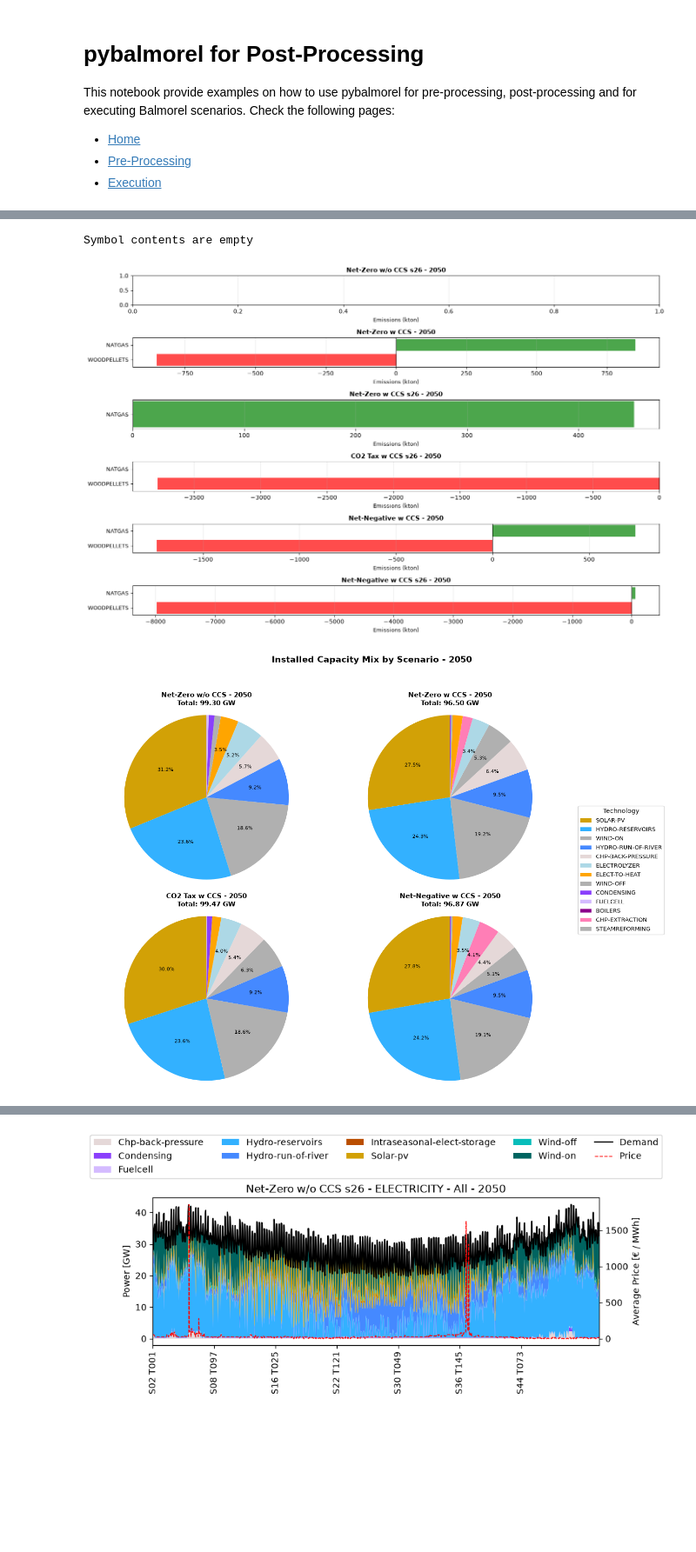
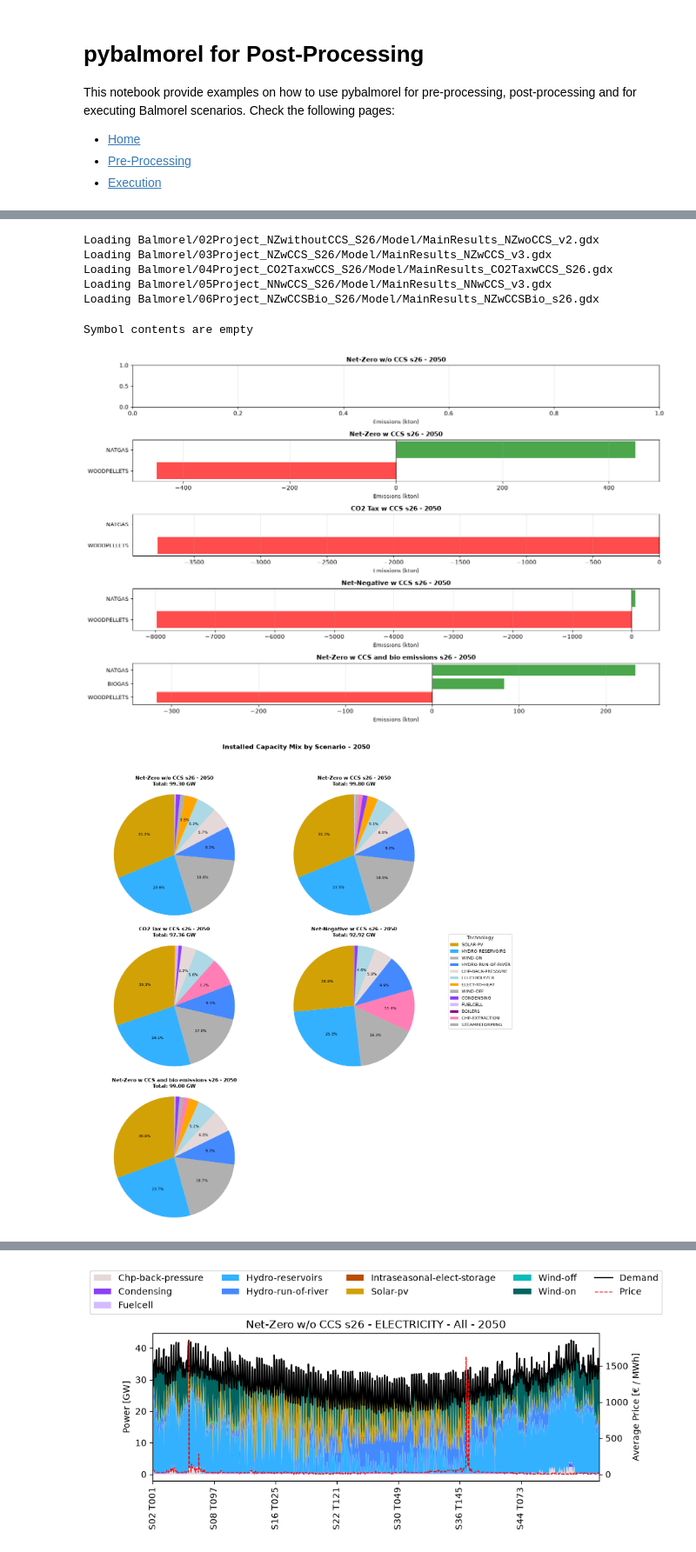
Before and after one commit to mariajosseu/ccs_balmorel_project, a Jupyter notebook: examples/PostProcessing.ipynb, the cells around one changed output, grey strips where cells are left out. Shown at 87% size. Saved outputs shown, nothing was run; the diff lists cells and outputs as text; code cells hidden in the pictures; blank space fills up the shorter version.

```diff
--- a/examples/PostProcessing.ipynb
+++ b/examples/PostProcessing.ipynb
@@ -50,3 +51,27 @@ Loading Balmorel/05Project_NNwCCS_S26/Model/MainResults_NNwCCS_v3.gdx
+# %%
+### 1.1.2 Loading several scenarios
+res = MainResults(files=['MainResults_NZwoCCS_v2.gdx',
+                        'MainResults_NZwCCS_v3.gdx',
+                        'MainResults_CO2TaxwCCS_S26.gdx',
+                        'MainResults_NNwCCS_v3.gdx',
+                        'MainResults_NZwCCSBio_s26.gdx'],
+                    paths=['Balmorel/02Project_NZwithoutCCS_S26/Model',
+                            'Balmorel/03Project_NZwCCS_S26/Model',
+                            'Balmorel/04Project_CO2TaxwCCS_S26/Model',
+                            'Balmorel/05Project_NNwCCS_S26/Model',
+                            'Balmorel/06Project_NZwCCSBio_S26/Model'],
+                    scenario_names=['Net-Zero w/o CCS s26',
+                                    'Net-Zero w CCS s26',
+                                    'CO2 Tax w CCS s26',
+                                    'Net-Negative w CCS s26',
+                                    'Net-Zero w CCS and bio emissions s26'],
+                    system_directory=gams_system_directory)
+# %% [output]
+Loading Balmorel/02Project_NZwithoutCCS_S26/Model/MainResults_NZwoCCS_v2.gdx
+Loading Balmorel/03Project_NZwCCS_S26/Model/MainResults_NZwCCS_v3.gdx
+Loading Balmorel/04Project_CO2TaxwCCS_S26/Model/MainResults_CO2TaxwCCS_S26.gdx
+Loading Balmorel/05Project_NNwCCS_S26/Model/MainResults_NNwCCS_v3.gdx
+Loading Balmorel/06Project_NZwCCSBio_S26/Model/MainResults_NZwCCSBio_s26.gdx
 # %%
 F_CONS_YCRAT = pd.DataFrame(res.get_result('F_CONS_YCRAST'))
 PRO_YCRAGF = pd.DataFrame(res.get_result('PRO_YCRAGF'))
@@ -61,31 +86,31 @@ Symbol contents are empty
 # %%
 scenarios = [
     "Net-Zero w/o CCS s26",
-    "Net-Zero w CCS",
     "Net-Zero w CCS s26",
     "CO2 Tax w CCS s26",
-    "Net-Negative w CCS",
-    "Net-Negative w CCS s26"
+    "Net-Negative w CCS s26",
+    "Net-Zero w CCS and bio emissions s26",
 ]
 years = [2050]
 fig, axes = pf.plot_emissions_grid_by_year_and_scenario(
     EMI_YCRAG, years=years, scenarios=scenarios
 )
 # %% [output]
-[figure, old version]
+[figure, new version]
 # %%
 scenarios = [
-    "Net-Zero w/o CCS",
-    "Net-Zero w CCS",
-    "CO2 Tax w CCS",
-    "Net-Negative w CCS",
+    "Net-Zero w/o CCS s26",
+    "Net-Zero w CCS s26",
+    "CO2 Tax w CCS s26",
+    "Net-Negative w CCS s26",
+    "Net-Zero w CCS and bio emissions s26",
 ]
 
 fig, ax = pf.plot_capacity_pie_by_scenario(
     G_CAP_YCRAF,
     year=2050,
     scenarios=scenarios,
     min_capacity=0.0,
 )
 # %% [output]
-[figure, old version]
+[figure, new version]
```
Also changed, not shown: parts of 8 cells of this notebook, 30 other files.
